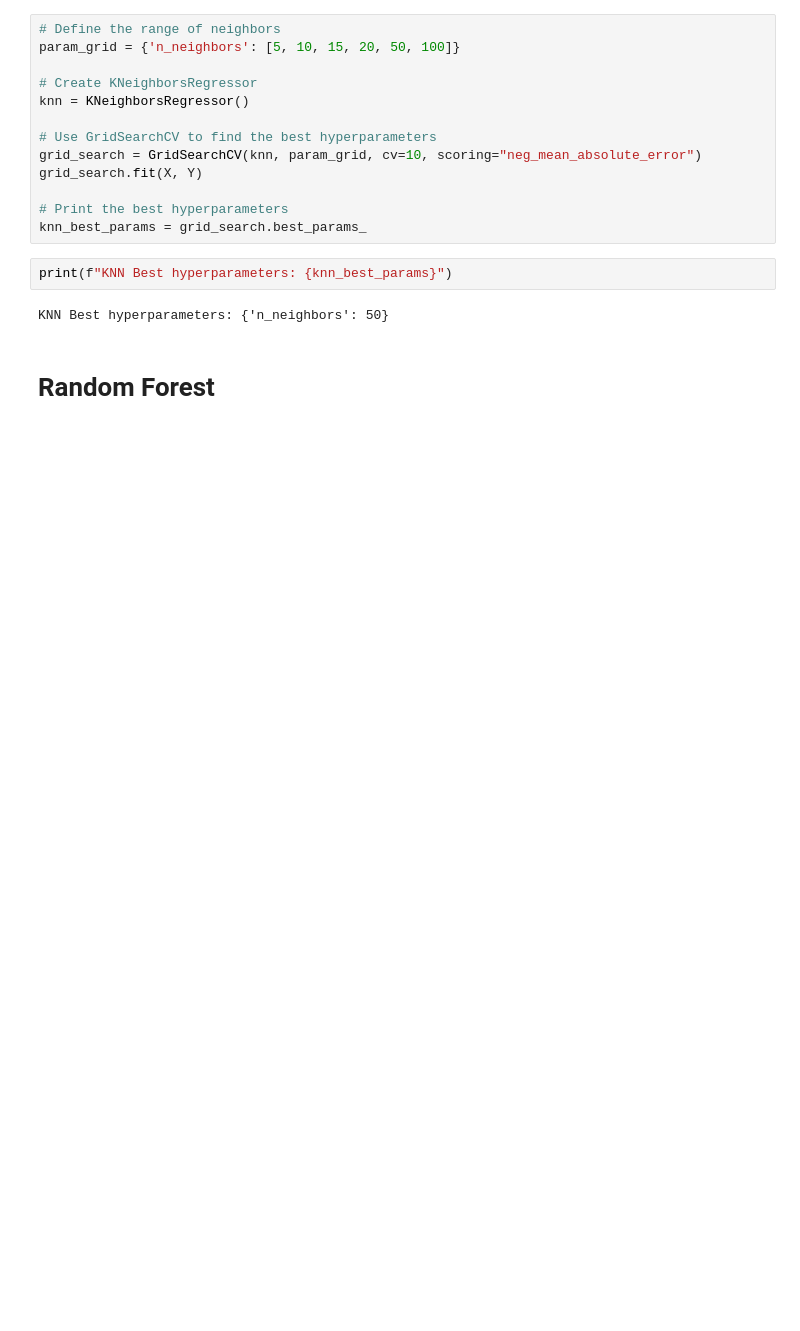
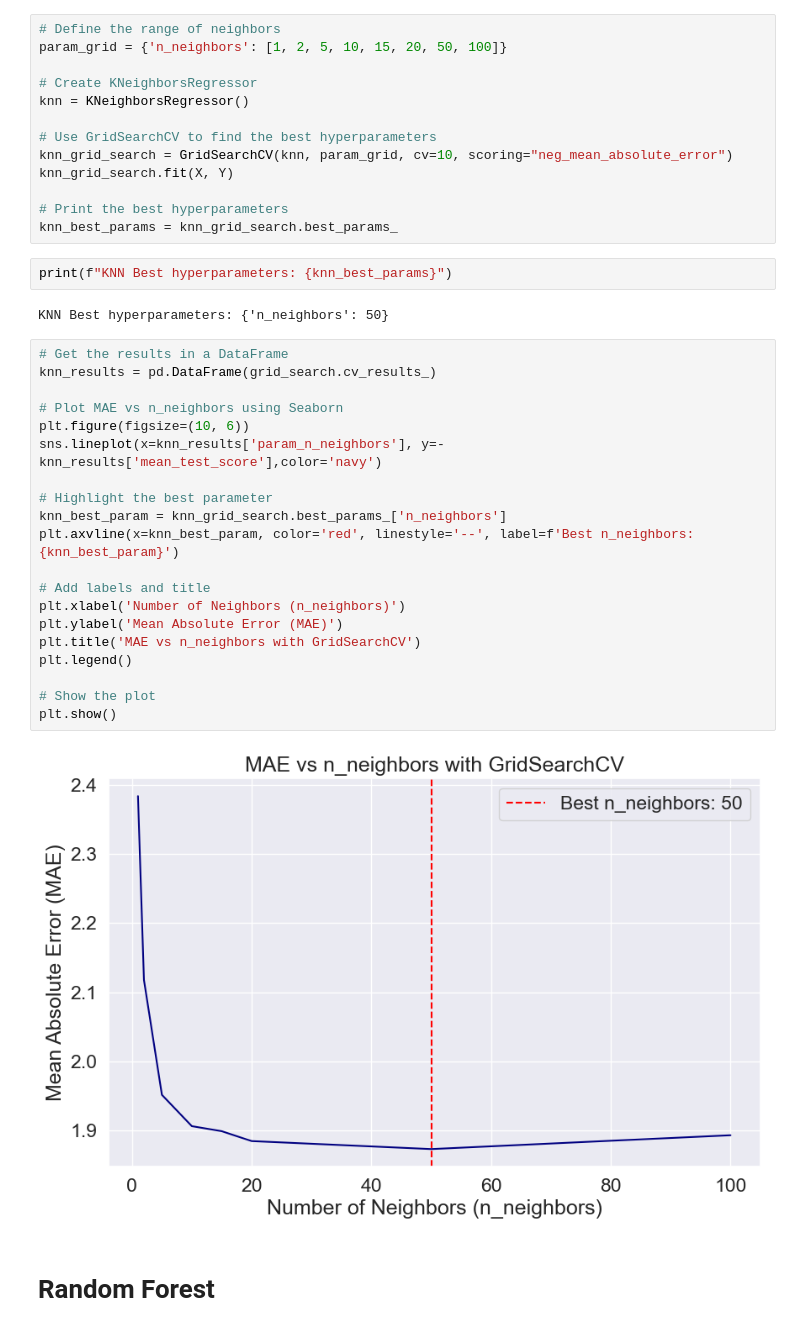
Before and after one commit to giuliofantuzzi/ML-final-project, a Jupyter notebook: code/ML-models/hyperparameter-tuning.ipynb, the cells around one changed output. Cells and saved outputs as stored; diff of their text form; blank space fills up the shorter version.

```diff
--- a/code/ML-models/hyperparameter-tuning.ipynb
+++ b/code/ML-models/hyperparameter-tuning.ipynb
@@ -53,21 +75,43 @@ Decision trees Best hyperparameters: {'min_samples_split': 101}
 # Knn
 # %%
 # Define the range of neighbors
-param_grid = {'n_neighbors': [5, 10, 15, 20, 50, 100]}
+param_grid = {'n_neighbors': [1, 2, 5, 10, 15, 20, 50, 100]}
 
 # Create KNeighborsRegressor
 knn = KNeighborsRegressor()
 
 # Use GridSearchCV to find the best hyperparameters
-grid_search = GridSearchCV(knn, param_grid, cv=10, scoring="neg_mean_absolute_error")
-grid_search.fit(X, Y)
+knn_grid_search = GridSearchCV(knn, param_grid, cv=10, scoring="neg_mean_absolute_error")
+knn_grid_search.fit(X, Y)
 
 # Print the best hyperparameters
-knn_best_params = grid_search.best_params_
+knn_best_params = knn_grid_search.best_params_
 # %%
 print(f"KNN Best hyperparameters: {knn_best_params}")
 # %% [output]
 KNN Best hyperparameters: {'n_neighbors': 50}
+# %%
+# Get the results in a DataFrame
+knn_results = pd.DataFrame(grid_search.cv_results_)
+
+# Plot MAE vs n_neighbors using Seaborn
+plt.figure(figsize=(10, 6))
+sns.lineplot(x=knn_results['param_n_neighbors'], y=-knn_results['mean_test_score'],color='navy')
+
+# Highlight the best parameter
+knn_best_param = knn_grid_search.best_params_['n_neighbors']
+plt.axvline(x=knn_best_param, color='red', linestyle='--', label=f'Best n_neighbors: {knn_best_param}')
+
+# Add labels and title
+plt.xlabel('Number of Neighbors (n_neighbors)')
+plt.ylabel('Mean Absolute Error (MAE)')
+plt.title('MAE vs n_neighbors with GridSearchCV')
+plt.legend()
+
+# Show the plot
+plt.show()
+# %% [output]
+[figure, added]
 # %% [markdown]
 # Random Forest
 # %%
```
Also changed, not shown: parts of 7 cells of this notebook.
